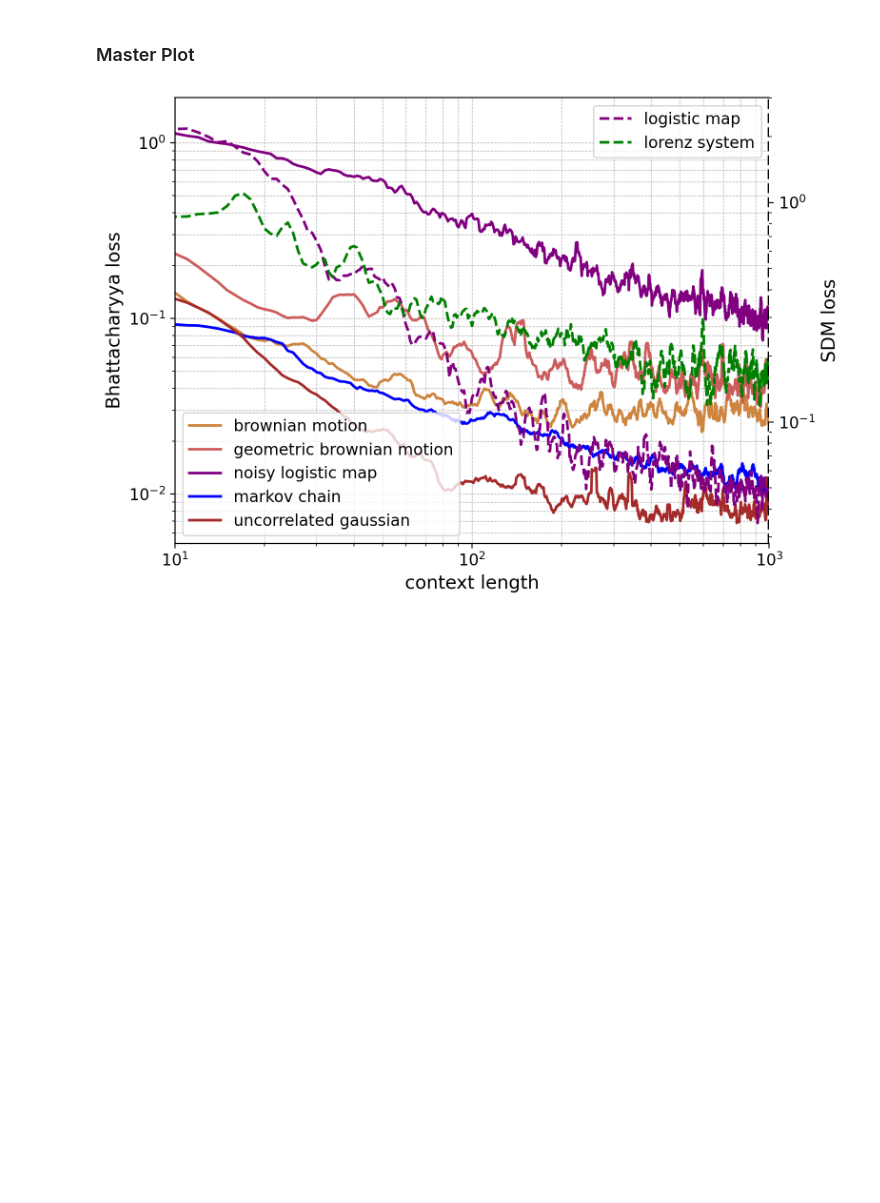
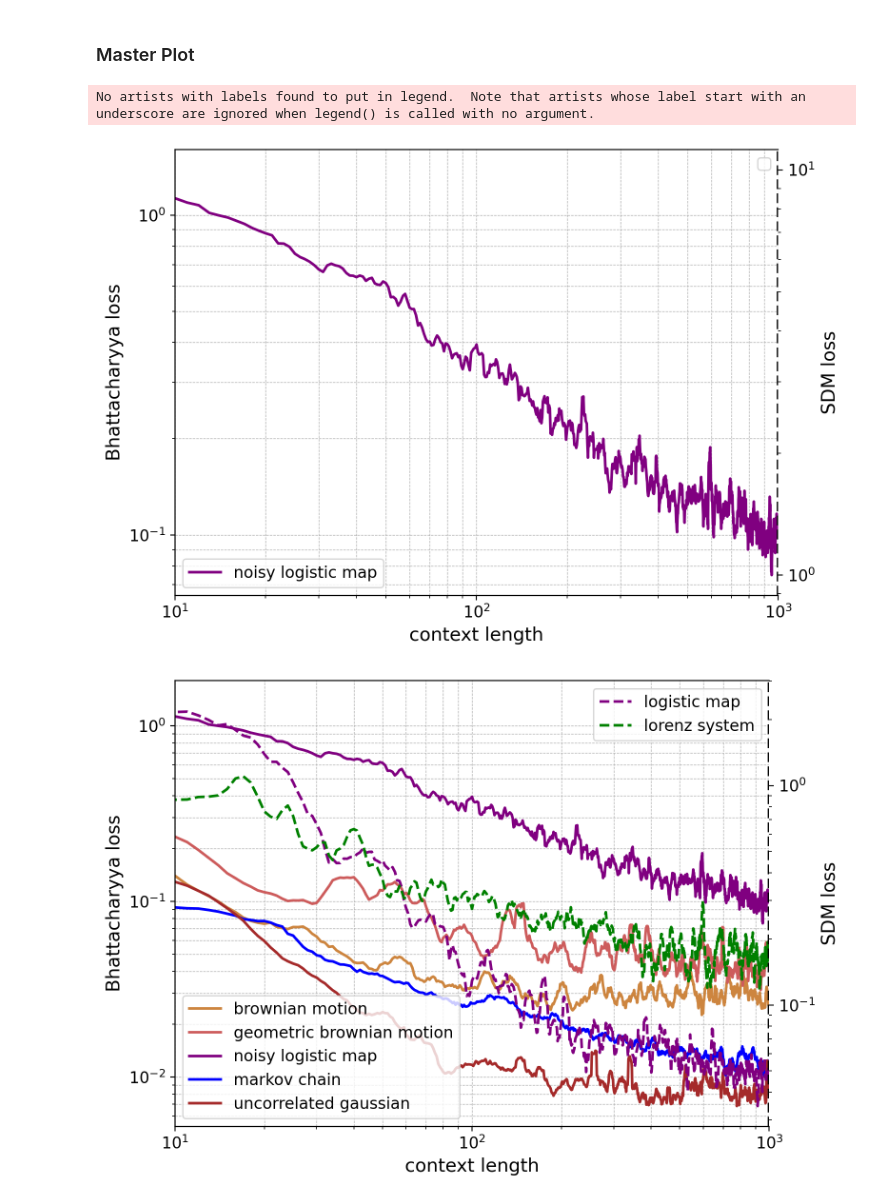
Before and after one commit to AntonioLiu97/llmICL, a Jupyter notebook: figures_analysis/experiment_plots.ipynb, the cells around one changed output. Cells and saved outputs as stored; diff of their text form; code cells hidden in the pictures; blank space fills up the shorter version.

```diff
--- a/figures_analysis/experiment_plots.ipynb
+++ b/figures_analysis/experiment_plots.ipynb
@@ -533,6 +533,69 @@ number of trajectories: 10
 # Figure 1
 # Temperature tuning x 1 example
 # Gaussiniety x 1 example
+# %%
+import matplotlib.pyplot as plt
+import matplotlib.lines as mlines
+import seaborn as sns
+
+# # Define line styles for different series
+# line_styles = ['solid', 'solid', 'dashed', 'solid', 'dashed', 'solid', 'solid']
+# ordered_series_names = ['brownian_motion', 'geometric_brownian_motion', 'logistic_map', 'noisy_logistic_map', 'lorenz_system','markov_chain', 'uncorrelated_gaussian']
+# # Define colors for different series
+# colors = ['peru', 'indianred', 'purple', 'purple', 'green', 'blue', 'brown']
+
+line_styles = ['solid']
+ordered_series_names = ['noisy_logistic_map']
+# Define colors for different series
+colors = ['purple']
+
+fig, ax1 = plt.subplots(figsize=(8, 5.5), dpi = 200)
+ax2 = ax1.twinx()  # Create twin axis
+
+for i, series_name in enumerate(ordered_series_names):
+    x, y = fig_1_series[series_name]
+    if line_styles[i % len(line_styles)] == 'solid':
+        ax1.plot(x, y, linewidth=2, label=series_name.replace('_', ' '), linestyle=line_styles[i % len(line_styles)], color=colors[i], alpha = 1)
+    else:
+        ax2.plot(x, y, linewidth=2, label=series_name.replace('_', ' '), linestyle=line_styles[i % len(line_styles)], color=colors[i], alpha = 1)
+
+ax1.set_xscale('log')
+ax1.set_yscale('log')
+ax2.set_yscale('log')
+
+# Set grid lines
+ax1.grid(True, which='both', linestyle='--', linewidth=0.5)
+
+# Set labels with larger font size
+ax1.set_xlabel("context length", fontsize=14)
+ax1.set_ylabel("Bhattacharyya loss", fontsize=14)
+ax2.set_ylabel("SDM loss", fontsize=14)
+
+# Set legend inside the plot area
+legend1 = ax1.legend(loc='lower left', fontsize=12)
+legend2 = ax2.legend(loc='upper right', fontsize=12)
+
+# Increase tick label size
+ax1.tick_params(axis='both', which='major', labelsize=12)
+ax2.tick_params(axis='both', which='major', labelsize=12)
+
+# Overlay a dashed line on the right y-axis
+ax2.plot([1, 1], [0, 1], transform=ax2.transAxes, color='k', linestyle='--', lw=2)
+
+# Turn off the original right axis
+ax2.spines['right'].set_visible(False)
+ax1.spines['right'].set_visible(False)
+ax1.set_xlim(10,1000)
+# Use tight layout
+plt.tight_layout()
+
+# Save the figure in high resolution
+plt.savefig(figure_save_path / "fig1_noisy_logistic map.png", dpi=300, bbox_extra_artists=(legend1, legend2), bbox_inches='tight')
+
+plt.show()
+# %% [output]
+No artists with labels found to put in legend.  Note that artists whose label start with an underscore are ignored when legend() is called with no argument.
+[figure, added]
 # %%
 import matplotlib.pyplot as plt
 import matplotlib.lines as mlines
```
Also changed, not shown: parts of 2 cells of this notebook, 35 other files.
